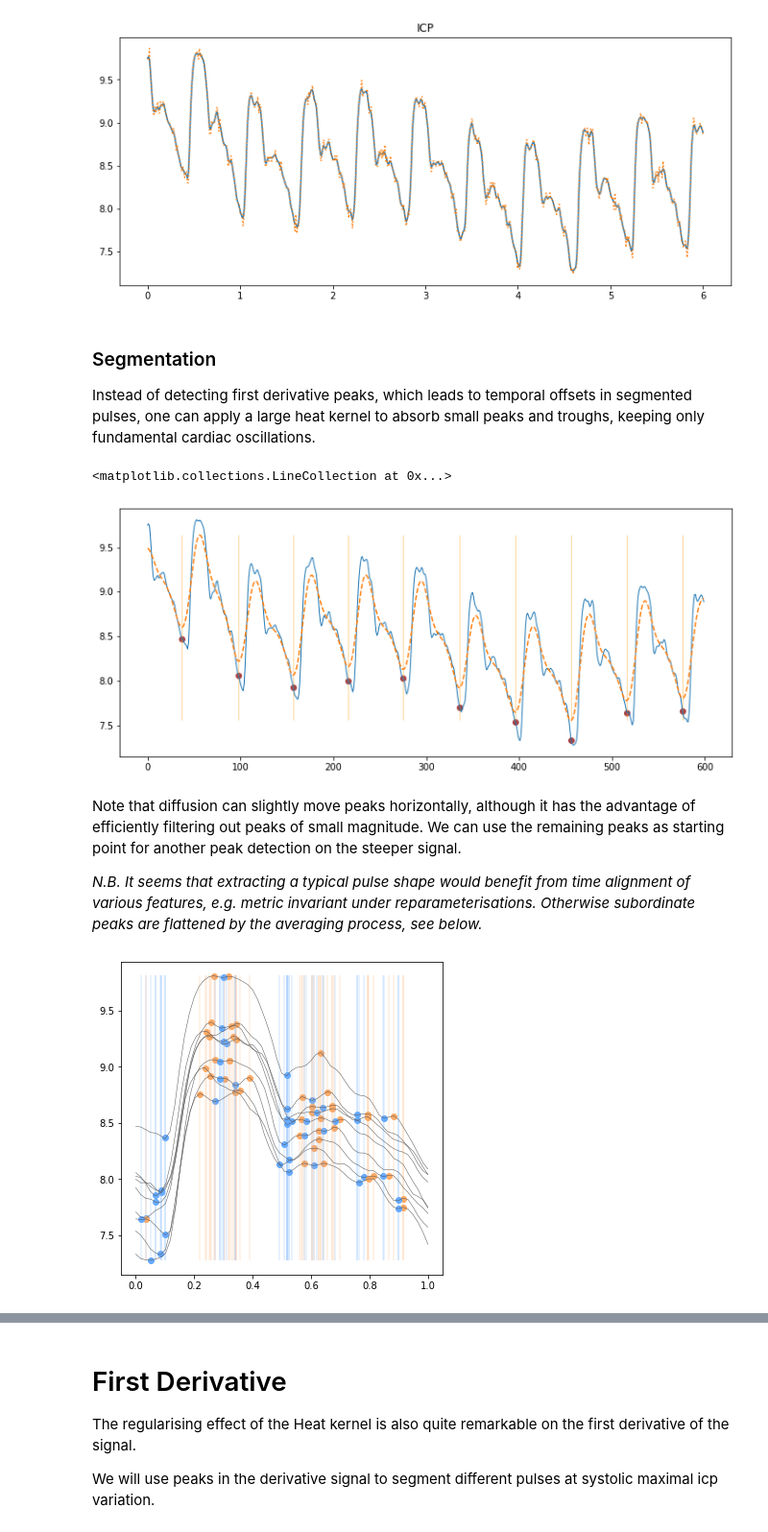
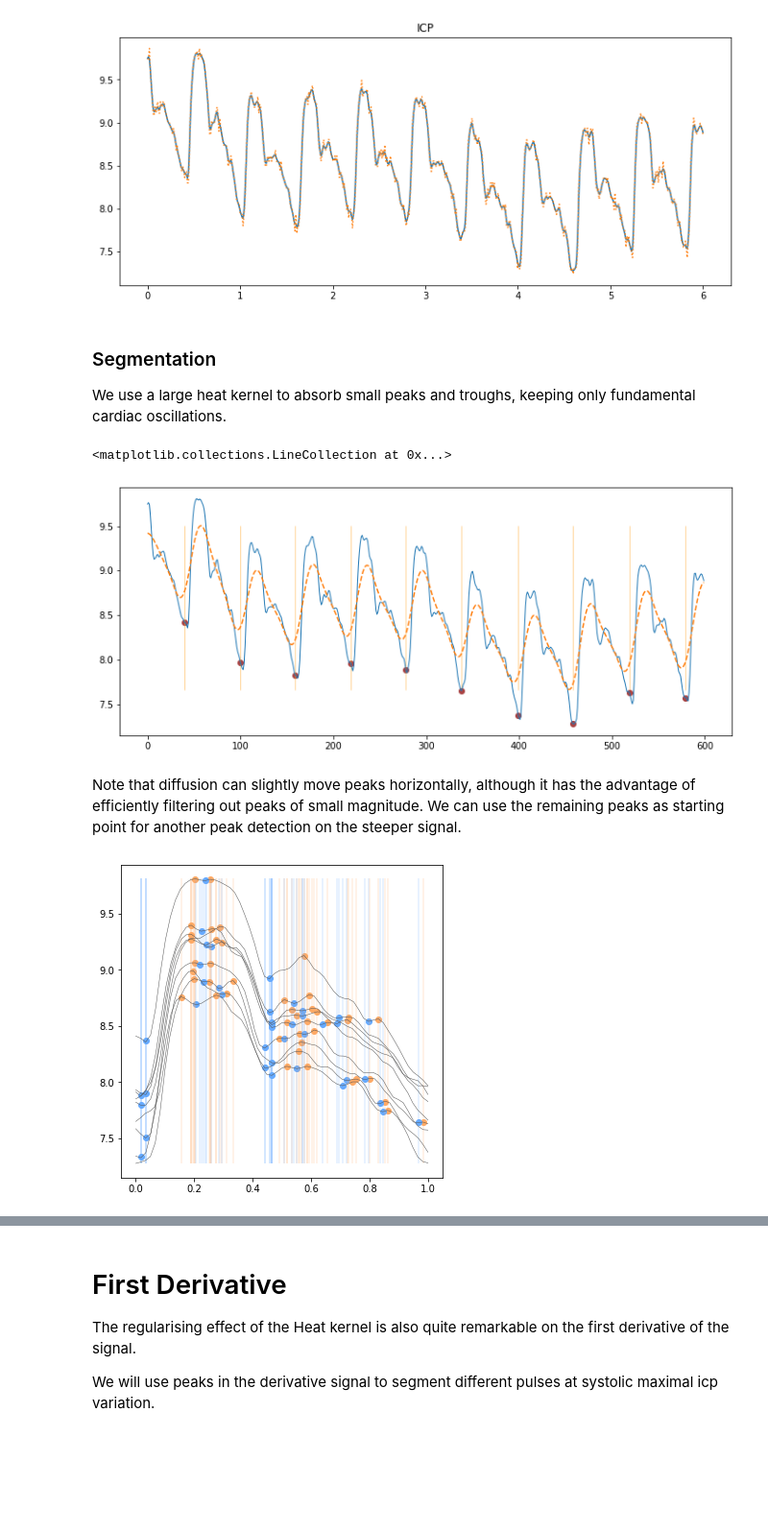
Before and after one commit to opeltre/revert, a Jupyter notebook: notebooks/icp.ipynb, the cells around one changed output, grey strips where cells are left out. Shown at 96% size. Drawn from its saved outputs; the diff is of its cells as text; code cells hidden in the pictures; blank space fills up the shorter version.

```diff
--- a/notebooks/icp.ipynb
+++ b/notebooks/icp.ipynb
@@ -38,9 +38,9 @@ $$ \big( {\mathrm e}^{- t \Delta} \cdot f \big)(x) = \mathbb{E}_{s \sim \mathcal
 
 Below, we use the effect of applying a heat kernel of range much shorter than the fundamental wave length to filter noisy frequencies of the ICP signal, _without resorting to fast Fourier transforms_. Implemented as short-range convolutions, heat kernels are fast operators preserving the temporal consistency of the signal, free of aliasing defaults often associated with spectral filters.
 # %%
-from sig.filter import Heat
+import sig
 
-kernel = Heat(1.1)
+kernel = sig.heat(1.1)
 
 icp_f = kernel(icp)
 
@@ -55,13 +55,12 @@ Text(0.5, 1.0, 'ICP')
 # %% [markdown]
 ### Segmentation
 
-Instead of detecting first derivative peaks, which leads to temporal offsets in segmented pulses, one can apply a large heat kernel to absorb small peaks and troughs, keeping only fundamental cardiac oscillations.
+We use a large heat kernel to absorb small peaks and troughs, keeping only fundamental cardiac oscillations.
 # %%
-from scipy.signal import find_peaks
+from sig.filter import Heat
 
-icp0 = Heat(6)(icp_f)
-
-peaks = find_peaks(- icp0, distance=30)[0]
+peaks = sig.peaks(- icp_f, heat=[8, 3])
+icp0 = Heat(8)(icp_f)
 
 plt.figure(figsize=(12, 5))
 plt.plot(icp_f, linewidth=1)
@@ -71,32 +70,31 @@ plt.scatter(peaks, [icp_f[i] for i in peaks], color="#a44")
 plt.vlines(peaks, min(icp0), max(icp0), color="#fa3", linewidth=0.5)
 # %% [output]
 <matplotlib.collections.LineCollection at 0x...>
-[figure, old version]
+[figure, new version]
 # %% [markdown]
 Note that diffusion can slightly move peaks horizontally, although it has the advantage of efficiently filtering out peaks of small magnitude. We can use the remaining peaks as starting point for another peak detection on the steeper signal.
-
-_N.B. It seems that extracting a typical pulse shape would benefit from time alignment of various features, e.g. metric invariant under reparameterisations. Otherwise subordinate peaks are flattened by the averaging process, see below._
 # %%
-segments = [icp_f[t:peaks[i+1]] for i, t in enumerate(peaks[:-1])]
+segments = sig.segments(icp_f, heat=[8, 2])
+
 pmin, pmax = min(icp_f), max(icp_f)
 
 def plot_peaks(x, y, color="#fa6", sign=1, yrange=None):
     if y == None:
         y = x
         x = torch.linspace(0, 1, y.shape[0])
     if not yrange:
         yrange = (min(y), max(y))
-    pks = find_peaks(sign * y)[0]
+    pks = sig.peaks(sign * y)
     plt.scatter([x[i] for i in pks], [y[i] for i in pks], color=color)
     plt.vlines([x[i] for i in pks], yrange[0], yrange[1], color=color, linewidth=0.3)
 
 plt.figure(figsize=(6, 6))
 for s in segments:
     x = torch.linspace(0, 1, len(s))
     plt.plot(x, s, color="#555", linewidth=0.5)
     # Segment peaks
     s_reg = Heat(0.5)(s)
     plot_peaks(x, s_reg, "#fa6", yrange=(pmin, pmax))
     plot_peaks(x, s_reg, "#6af", -1, yrange=(pmin, pmax))
 # %% [output]
-[figure, old version]
+[figure, new version]
```
Also changed, not shown: parts of 10 cells of this notebook, 13 other files.
